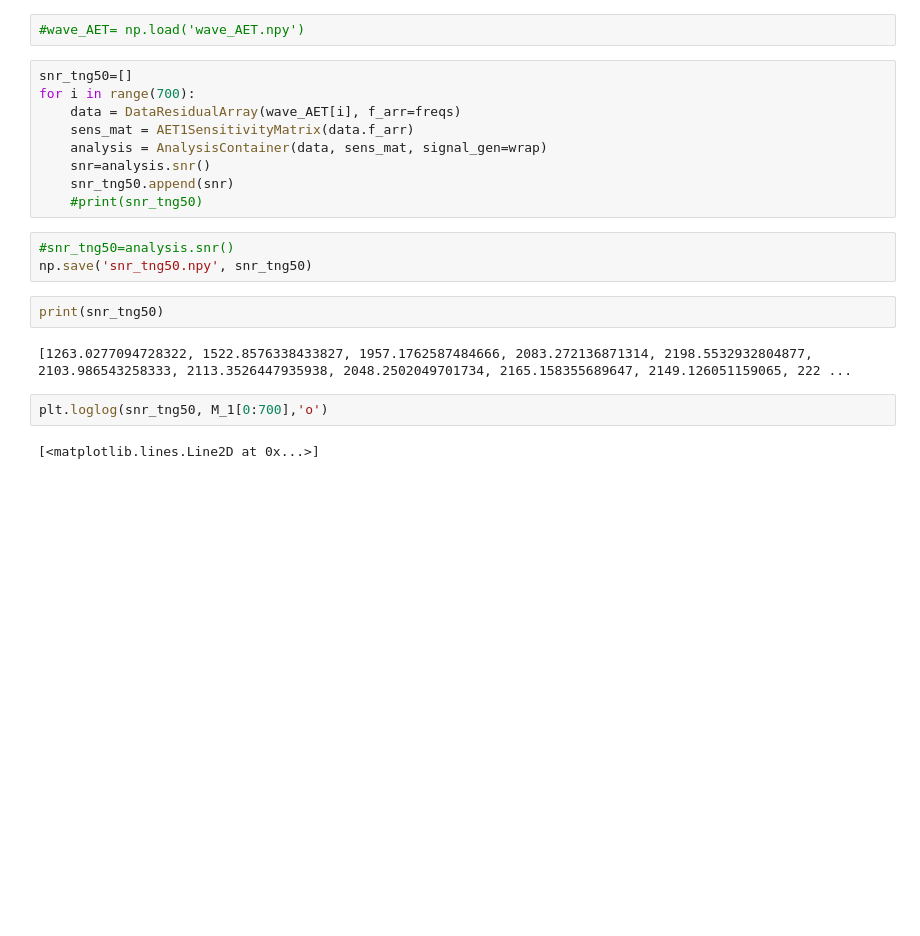
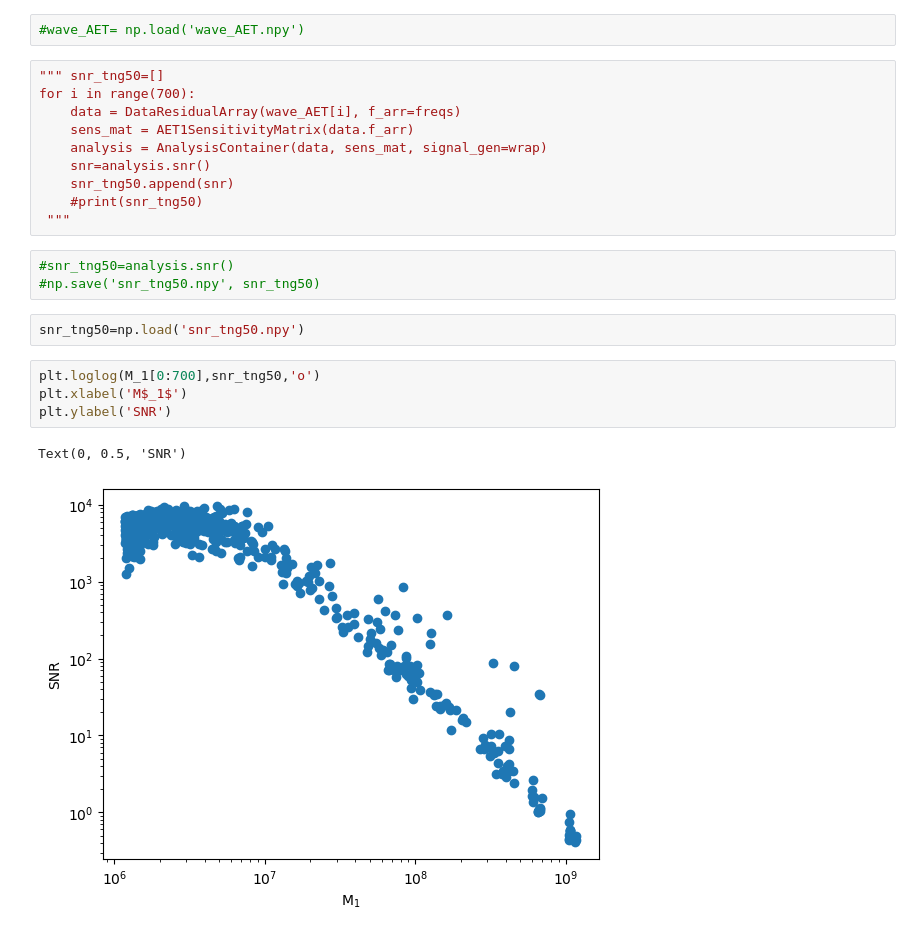
Before and after one commit to Thirtha17/SMBH-Merger-SNR-calculation-with-LISA, a Jupyter notebook: SMBH Merger Analysis for Cosmological Simulations.ipynb, the cells around one changed output. Drawn from its saved outputs; the diff is of its cells as text; blank space fills up the shorter version.

Commit message:
M1 vs SNR graph

```diff
--- a/SMBH Merger Analysis for Cosmological Simulations.ipynb
+++ b/SMBH Merger Analysis for Cosmological Simulations.ipynb
@@ -135,7 +135,7 @@ def wrap(*args, **kwargs):
 # %%
 #wave_AET= np.load('wave_AET.npy')
 # %%
-snr_tng50=[]
+""" snr_tng50=[]
 for i in range(700):
     data = DataResidualArray(wave_AET[i], f_arr=freqs)
     sens_mat = AET1SensitivityMatrix(data.f_arr)
@@ -143,14 +143,16 @@ for i in range(700):
     snr=analysis.snr()
     snr_tng50.append(snr)
     #print(snr_tng50)
+ """
 # %%
 #snr_tng50=analysis.snr()
-np.save('snr_tng50.npy', snr_tng50)
+#np.save('snr_tng50.npy', snr_tng50)
-# %%
-print(snr_tng50)
-# %% [output]
-[1263.0277094728322, 1522.8576338433827, 1957.1762587484666, 2083.272136871314, 2198.5532932804877, 2103.986543258333, 2113.3526447935938, 2048.2502049701734, 2165.158355689647, 2149.126051159065, 222 ...
+# %%
+snr_tng50=np.load('snr_tng50.npy')
 # %%
-plt.loglog(snr_tng50, M_1[0:700],'o')
+plt.loglog(M_1[0:700],snr_tng50,'o')
+plt.xlabel('M$_1$')
+plt.ylabel('SNR')
 # %% [output]
-[<matplotlib.lines.Line2D at 0x...>]
+Text(0, 0.5, 'SNR')
+[figure, added]
```
